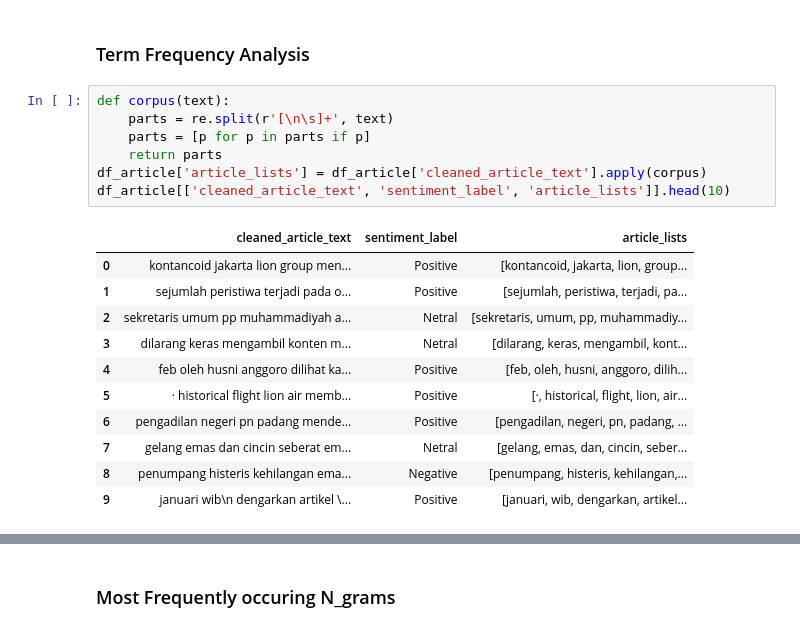
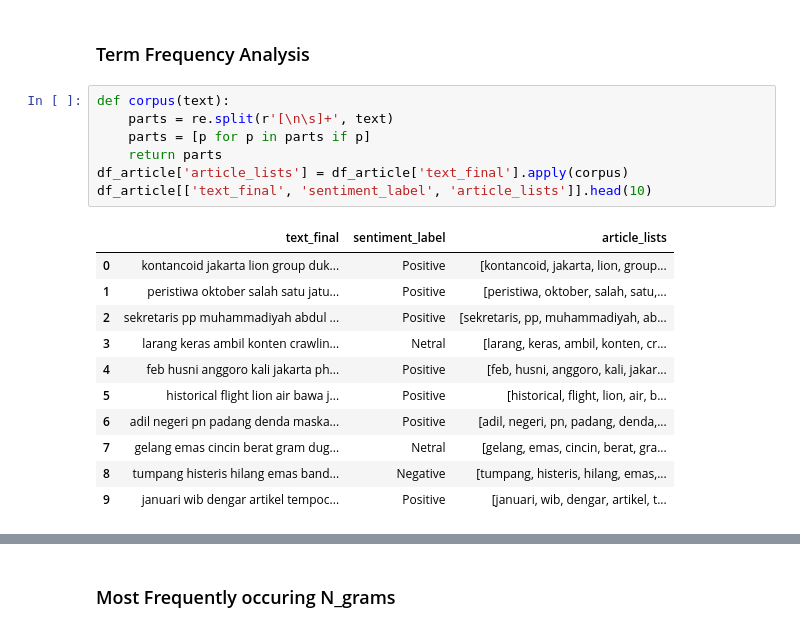
Before and after one commit to Tegarr123/LionAir-articles-sentiment-analysis, a Jupyter notebook: notebook/2_Articles_EDA.ipynb, the cells around one changed output, grey strips where cells are left out. Saved outputs shown, nothing was run; the diff lists cells and outputs as text.

```diff
--- a/notebook/2_Articles_EDA.ipynb
+++ b/notebook/2_Articles_EDA.ipynb
@@ -202,22 +215,22 @@ plt.show()
 # %%
 def corpus(text):
     parts = re.split(r'[\n\s]+', text)
     parts = [p for p in parts if p]
     return parts
-df_article['article_lists'] = df_article['cleaned_article_text'].apply(corpus)
-df_article[['cleaned_article_text', 'sentiment_label', 'article_lists']].head(10)
+df_article['article_lists'] = df_article['text_final'].apply(corpus)
+df_article[['text_final', 'sentiment_label', 'article_lists']].head(10)
 # %% [output]
-|  | cleaned_article_text | sentiment_label | article_lists |
-| 0 | kontancoid jakarta lion group men... | Positive | [kontancoid, jakarta, lion, group... |
-| 1 | sejumlah peristiwa terjadi pada o... | Positive | [sejumlah, peristiwa, terjadi, pa... |
-| 2 | sekretaris umum pp muhammadiyah a... | Netral | [sekretaris, umum, pp, muhammadiy... |
-| 3 | dilarang keras mengambil konten m... | Netral | [dilarang, keras, mengambil, kont... |
-| 4 | feb oleh husni anggoro dilihat ka... | Positive | [feb, oleh, husni, anggoro, dilih... |
-| 5 | · historical flight lion air memb... | Positive | [·, historical, flight, lion, air... |
-| 6 | pengadilan negeri pn padang mende... | Positive | [pengadilan, negeri, pn, padang, ... |
-| 7 | gelang emas dan cincin seberat em... | Netral | [gelang, emas, dan, cincin, seber... |
-| 8 | penumpang histeris kehilangan ema... | Negative | [penumpang, histeris, kehilangan,... |
-| 9 | januari wib\n dengarkan artikel \... | Positive | [januari, wib, dengarkan, artikel... |
+|  | text_final | sentiment_label | article_lists |
+| 0 | kontancoid jakarta lion group duk... | Positive | [kontancoid, jakarta, lion, group... |
+| 1 | peristiwa oktober salah satu jatu... | Positive | [peristiwa, oktober, salah, satu,... |
+| 2 | sekretaris pp muhammadiyah abdul ... | Positive | [sekretaris, pp, muhammadiyah, ab... |
+| 3 | larang keras ambil konten crawlin... | Netral | [larang, keras, ambil, konten, cr... |
+| 4 | feb husni anggoro kali jakarta ph... | Positive | [feb, husni, anggoro, kali, jakar... |
+| 5 | historical flight lion air bawa j... | Positive | [historical, flight, lion, air, b... |
+| 6 | adil negeri pn padang denda maska... | Positive | [adil, negeri, pn, padang, denda,... |
+| 7 | gelang emas cincin berat gram dug... | Netral | [gelang, emas, cincin, berat, gra... |
+| 8 | tumpang histeris hilang emas band... | Negative | [tumpang, histeris, hilang, emas,... |
+| 9 | januari wib dengar artikel tempoc... | Positive | [januari, wib, dengar, artikel, t... |
 # %%
 corpus = []
 for i in trange(df_article.shape[0], ncols=150, nrows=10, colour='green', smoothing=0.8):
```
Also changed, not shown: parts of 11 cells of this notebook.
